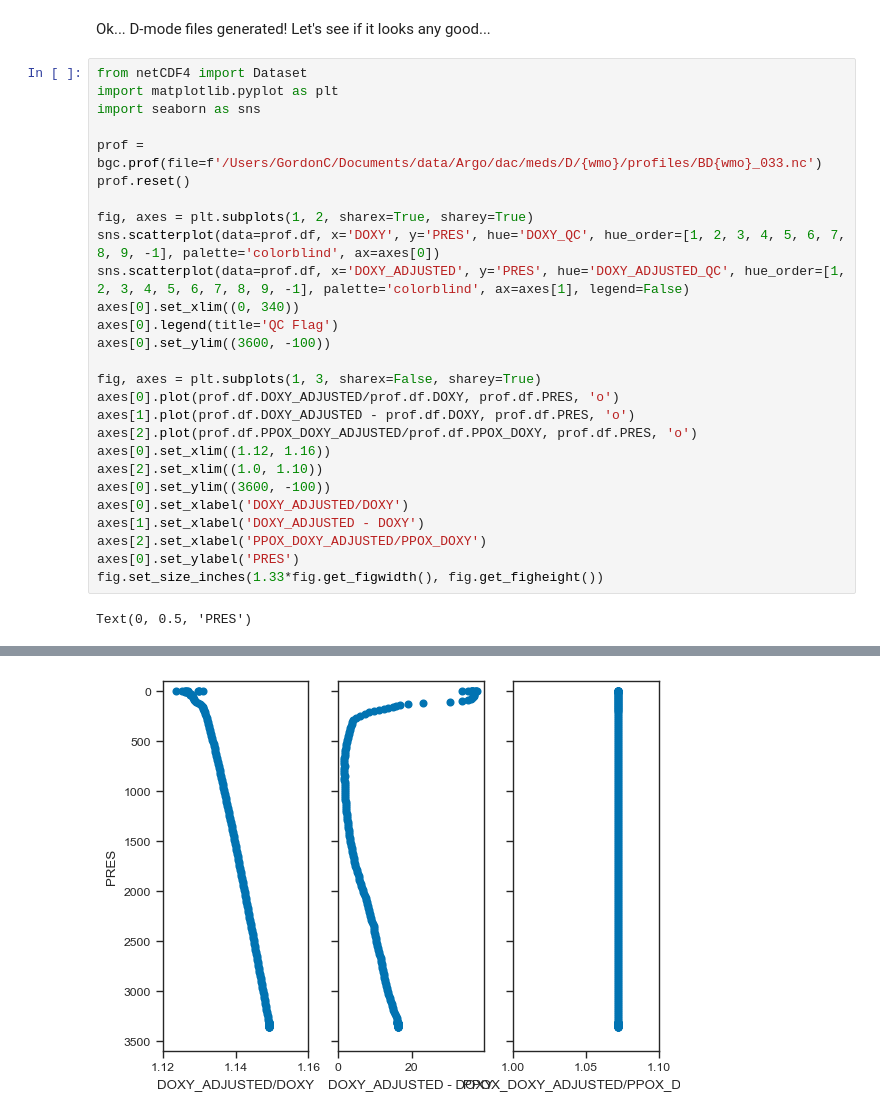
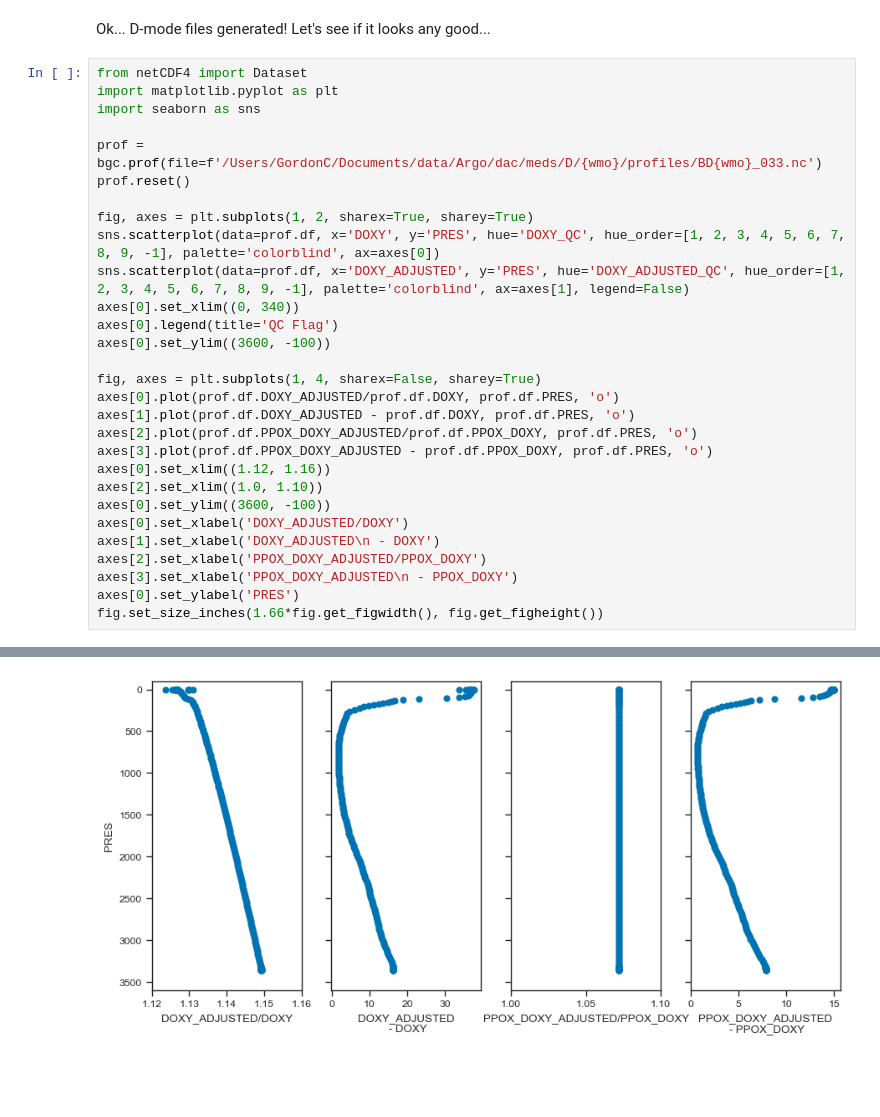
Before and after one commit to ArgoCanada/meds-dmqc, a Jupyter notebook: report/notebooks/01_active/4902636_report.ipynb, the cells around one changed output, grey strips where cells are left out. Cells and saved outputs as stored; diff of their text form; blank space fills up the shorter version.

```diff
--- a/report/notebooks/01_active/4902636_report.ipynb
+++ b/report/notebooks/01_active/4902636_report.ipynb
@@ -153,31 +153,32 @@ Ok... D-mode files generated! Let's see if it looks any good...
 # %%
 from netCDF4 import Dataset
 import matplotlib.pyplot as plt
 import seaborn as sns
 
 prof = bgc.prof(file=f'/Users/GordonC/Documents/data/Argo/dac/meds/D/{wmo}/profiles/BD{wmo}_033.nc')
 prof.reset()
 
 fig, axes = plt.subplots(1, 2, sharex=True, sharey=True)
 sns.scatterplot(data=prof.df, x='DOXY', y='PRES', hue='DOXY_QC', hue_order=[1, 2, 3, 4, 5, 6, 7, 8, 9, -1], palette='colorblind', ax=axes[0])
 sns.scatterplot(data=prof.df, x='DOXY_ADJUSTED', y='PRES', hue='DOXY_ADJUSTED_QC', hue_order=[1, 2, 3, 4, 5, 6, 7, 8, 9, -1], palette='colorblind', ax=axes[1], legend=False)
 axes[0].set_xlim((0, 340))
 axes[0].legend(title='QC Flag')
 axes[0].set_ylim((3600, -100))
 
-fig, axes = plt.subplots(1, 3, sharex=False, sharey=True)
+fig, axes = plt.subplots(1, 4, sharex=False, sharey=True)
 axes[0].plot(prof.df.DOXY_ADJUSTED/prof.df.DOXY, prof.df.PRES, 'o')
 axes[1].plot(prof.df.DOXY_ADJUSTED - prof.df.DOXY, prof.df.PRES, 'o')
 axes[2].plot(prof.df.PPOX_DOXY_ADJUSTED/prof.df.PPOX_DOXY, prof.df.PRES, 'o')
+axes[3].plot(prof.df.PPOX_DOXY_ADJUSTED - prof.df.PPOX_DOXY, prof.df.PRES, 'o')
 axes[0].set_xlim((1.12, 1.16))
 axes[2].set_xlim((1.0, 1.10))
 axes[0].set_ylim((3600, -100))
 axes[0].set_xlabel('DOXY_ADJUSTED/DOXY')
-axes[1].set_xlabel('DOXY_ADJUSTED - DOXY')
+axes[1].set_xlabel('DOXY_ADJUSTED\n - DOXY')
 axes[2].set_xlabel('PPOX_DOXY_ADJUSTED/PPOX_DOXY')
+axes[3].set_xlabel('PPOX_DOXY_ADJUSTED\n - PPOX_DOXY')
 axes[0].set_ylabel('PRES')
-fig.set_size_inches(1.33*fig.get_figwidth(), fig.get_figheight())
+fig.set_size_inches(1.66*fig.get_figwidth(), fig.get_figheight())
 # %% [output]
-Text(0, 0.5, 'PRES')
 [figure]
-[figure, old version]
+[figure, new version]
```
